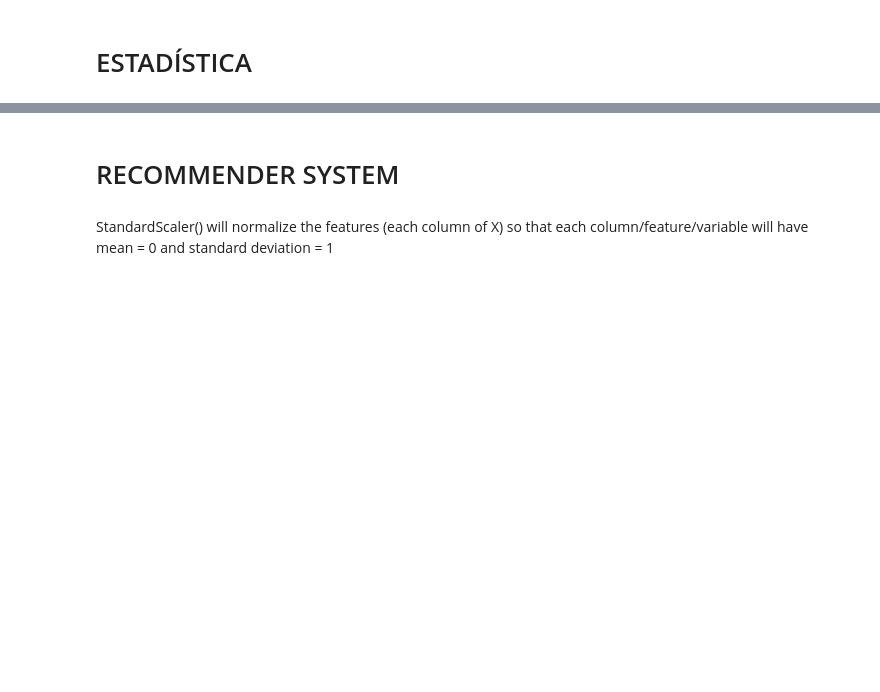
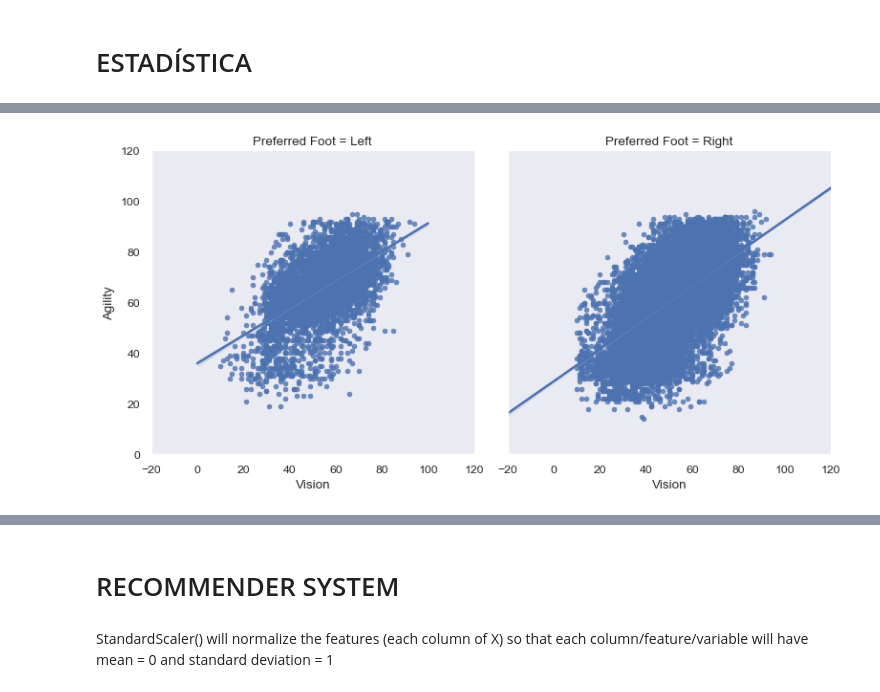
Before and after one commit to JMCass/datamex1019, a Jupyter notebook: final-project/main.ipynb, the cells around one changed output, grey strips where cells are left out. Cells and saved outputs as stored; diff of their text form; code cells hidden in the pictures; blank space fills up the shorter version.

```diff
--- a/final-project/main.ipynb
+++ b/final-project/main.ipynb
@@ -866,0 +1096,4 @@ sns.lmplot(x = 'Stamina', y = 'SprintSpeed', data = fifadb, col = 'Preferred Foo
+# %%
+sns.lmplot(x = 'Vision', y = 'Agility', data = fifadb, col = 'Preferred Foot');
+# %% [output]
+[figure, added]
```
Also changed, not shown: parts of 36 cells of this notebook, 1 other file.
